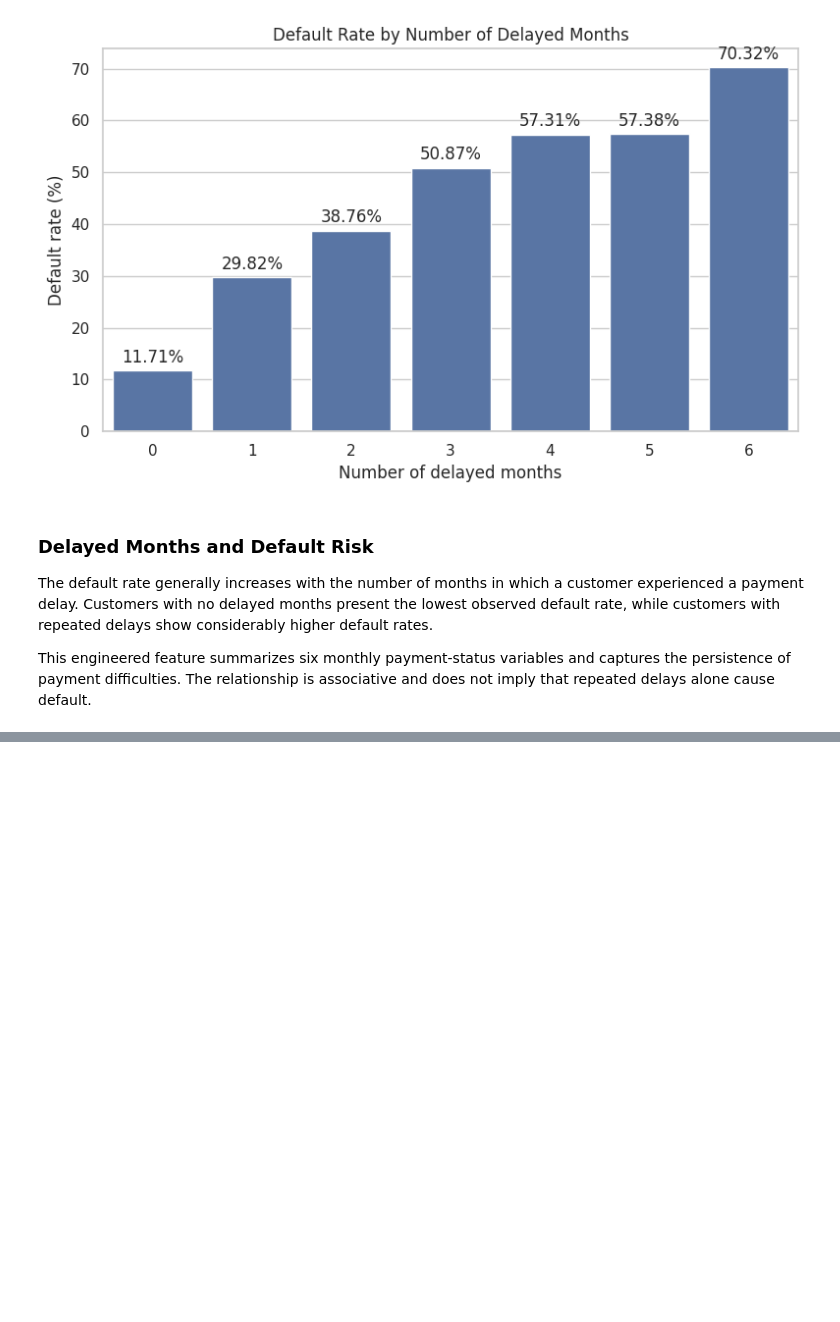
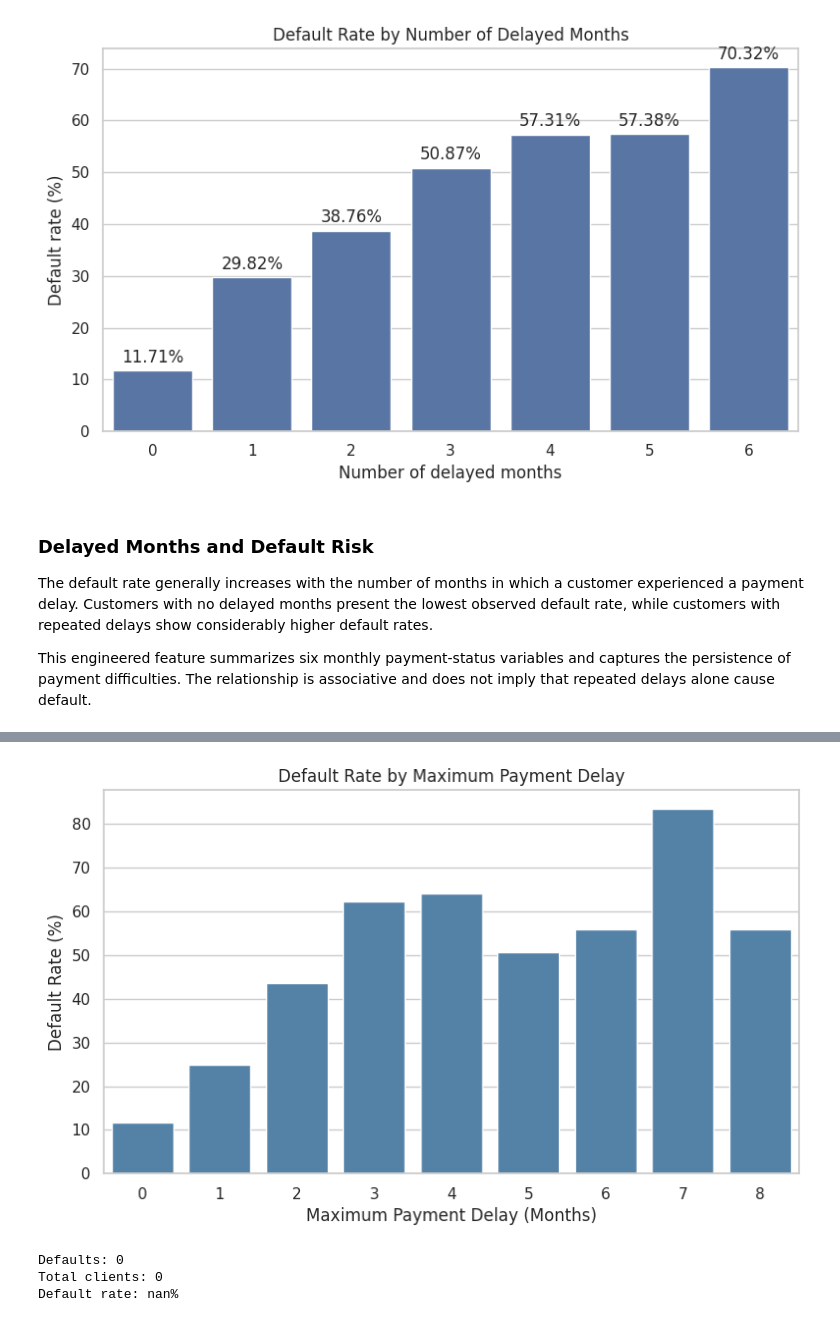
Before and after one commit to nico89-entropy/credit-default-risk-prediction, a Jupyter notebook: notebooks/01_credit_default_risk.ipynb, the cells around one changed output, grey strips where cells are left out. Cells and saved outputs as stored; diff of their text form; code cells hidden in the pictures; blank space fills up the shorter version.

Commit message:
added maximum_delay_rate plot

```diff
--- a/notebooks/01_credit_default_risk.ipynb
+++ b/notebooks/01_credit_default_risk.ipynb
@@ -980,3 +980,18 @@ plt.show()
 The default rate generally increases with the number of months in which a customer experienced a payment delay. Customers with no delayed months present the lowest observed default rate, while customers with repeated delays show considerably higher default rates.
 
 This engineered feature summarizes six monthly payment-status variables and captures the persistence of payment difficulties. The relationship is associative and does not imply that repeated delays alone cause default.
+# %%
+# Extracts the maximum delay value per customer
+
+df_clean["maximum_delay"]=(df_clean[payment_status_columns]
+    .clip(lower=0)
+    .max(axis=1)
+                          )
+
+print(
+    df_clean["maximum_delay"]
+    .value_counts()
+    .sort_index()
+)
+
+assert df_clean["maximum_delay"].ge(0).all()
@@ -982,0 +1010,12 @@ This engineered feature summarizes six monthly payment-status variables and capt
+# %%
+# Maximum delay default rate
+# Represents the rate between maximum number of months an
+
+maximum_delay_default_rate = (
+    df_clean
+    .groupby("maximum_delay", observed=True)["default"]
+    .mean()
+    .mul(100)
+)
+
+print(maximum_delay_default_rate)
@@ -982,0 +1034,33 @@ This engineered feature summarizes six monthly payment-status variables and capt
+# %%
+# Plot of default rate by maximum payment delay
+plt.figure(figsize=(9, 5))
+
+sns.barplot(
+    x=maximum_delay_default_rate.index,
+    y=maximum_delay_default_rate.values,
+    color="steelblue"
+)
+
+plt.title("Default Rate by Maximum Payment Delay")
+plt.xlabel("Maximum Payment Delay (Months)")
+plt.ylabel("Default Rate (%)")
+plt.show()
+# %% [output]
+[figure, added]
+# %%
+delay_2_clients = df_clean[df_clean["maximum_delay"] == 9]
+
+number_of_defaults = delay_2_clients["default"].sum()
+number_of_clients = len(delay_2_clients)
+
+manual_default_rate = (
+    number_of_defaults / number_of_clients
+) * 100
+
+print("Defaults:", number_of_defaults)
+print("Total clients:", number_of_clients)
+print(f"Default rate: {manual_default_rate:.2f}%")
+# %% [output]
+Defaults: 0
+Total clients: 0
+Default rate: nan%
```
Also changed, not shown: parts of 2 cells of this notebook.
